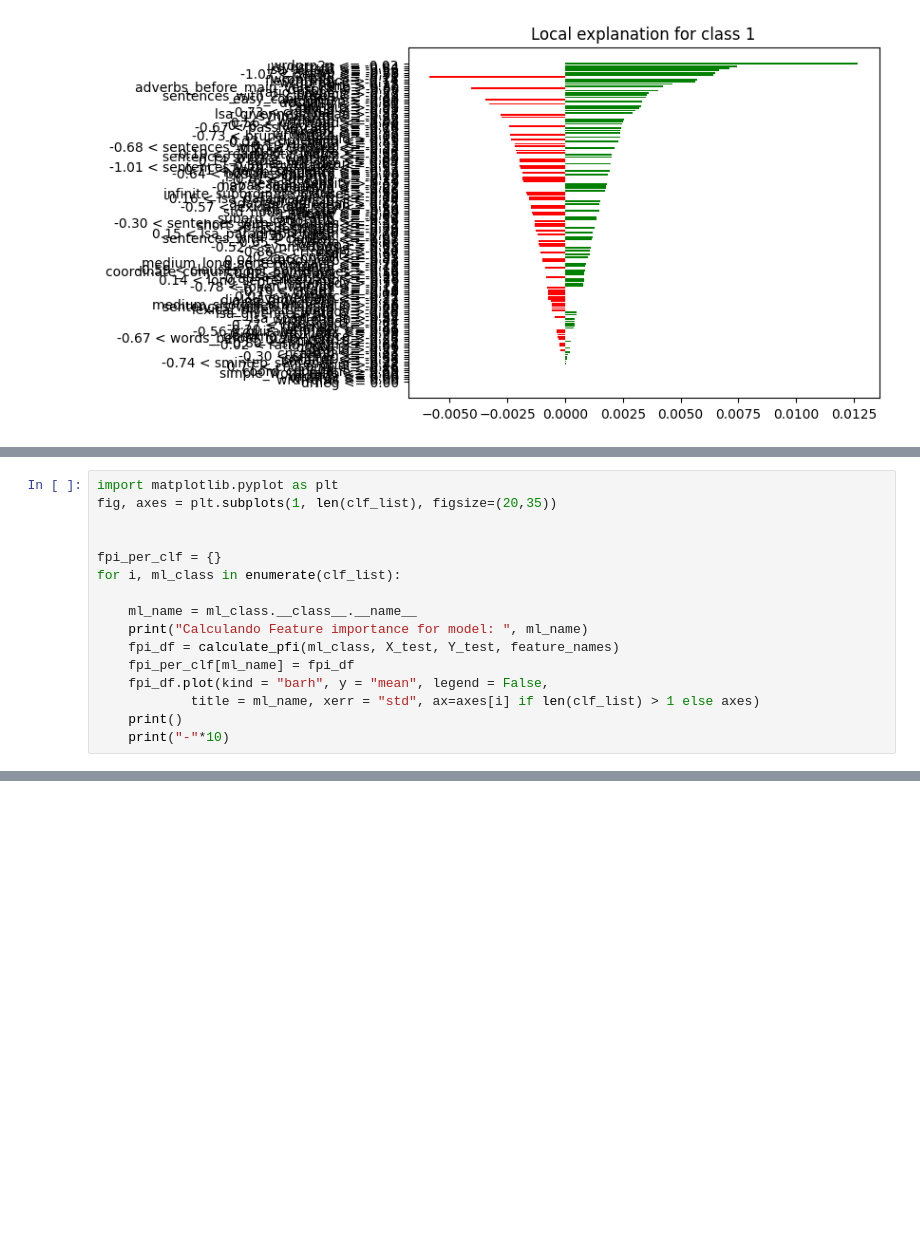
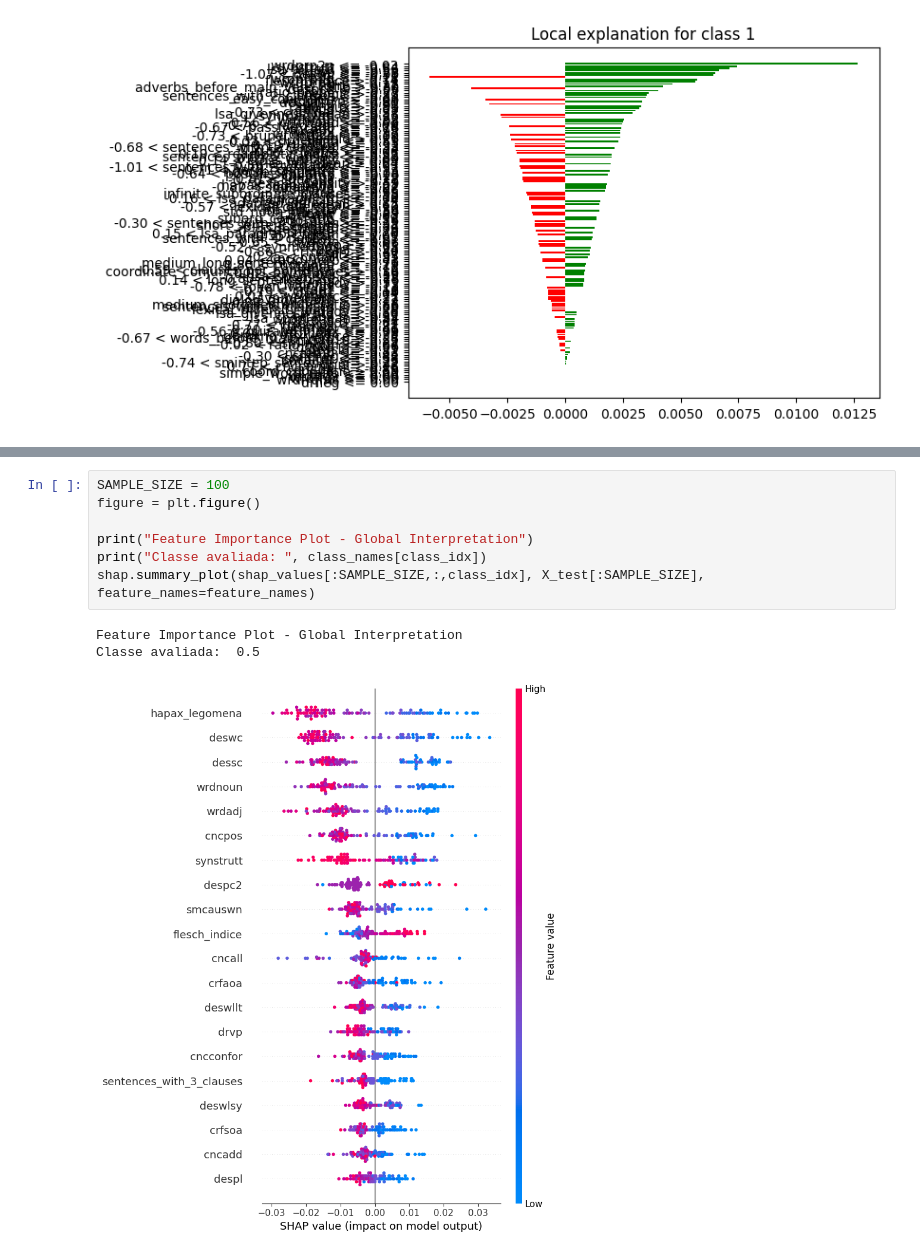
Before and after one commit to Tiagoblima/explanaible-essay-grading, a Jupyter notebook: notebooks/Essay Grade Classification.ipynb, the cells around one changed output, grey strips where cells are left out. Cells and saved outputs as stored; diff of their text form; blank space fills up the shorter version.

```diff
--- a/notebooks/Essay Grade Classification.ipynb
+++ b/notebooks/Essay Grade Classification.ipynb
@@ -449,16 +316,0 @@ def calculate_pfi(model, x_test, y_test, feature_names):
-# %%
-import matplotlib.pyplot as plt
-fig, axes = plt.subplots(1, len(clf_list), figsize=(20,35))
-
-
-fpi_per_clf = {}
-for i, ml_class in enumerate(clf_list):
-
-    ml_name = ml_class.__class__.__name__
-    print("Calculando Feature importance for model: ", ml_name)
-    fpi_df = calculate_pfi(ml_class, X_test, Y_test, feature_names)
-    fpi_per_clf[ml_name] = fpi_df
-    fpi_df.plot(kind = "barh", y = "mean", legend = False,
-            title = ml_name, xerr = "std", ax=axes[i] if len(clf_list) > 1 else axes)
-    print()
-    print("-"*10)
@@ -470,0 +341,11 @@ KeyboardInterrupt:
+# %%
+SAMPLE_SIZE = 100
+figure = plt.figure()
+
+print("Feature Importance Plot - Global Interpretation")
+print("Classe avaliada: ", class_names[class_idx])
+shap.summary_plot(shap_values[:SAMPLE_SIZE,:,class_idx], X_test[:SAMPLE_SIZE], feature_names=feature_names)
+# %% [output]
+Feature Importance Plot - Global Interpretation
+Classe avaliada:  0.5
+[figure, added]
```
Also changed, not shown: parts of 37 cells of this notebook.
